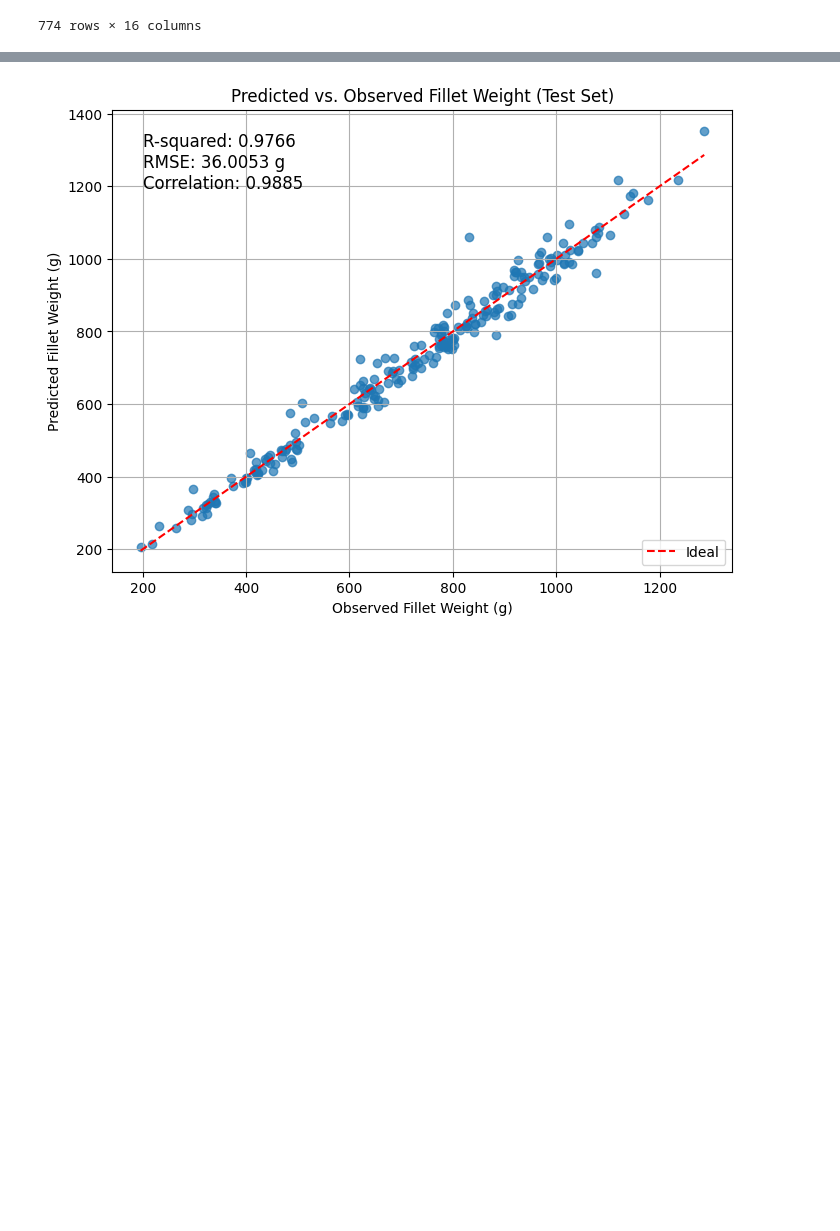
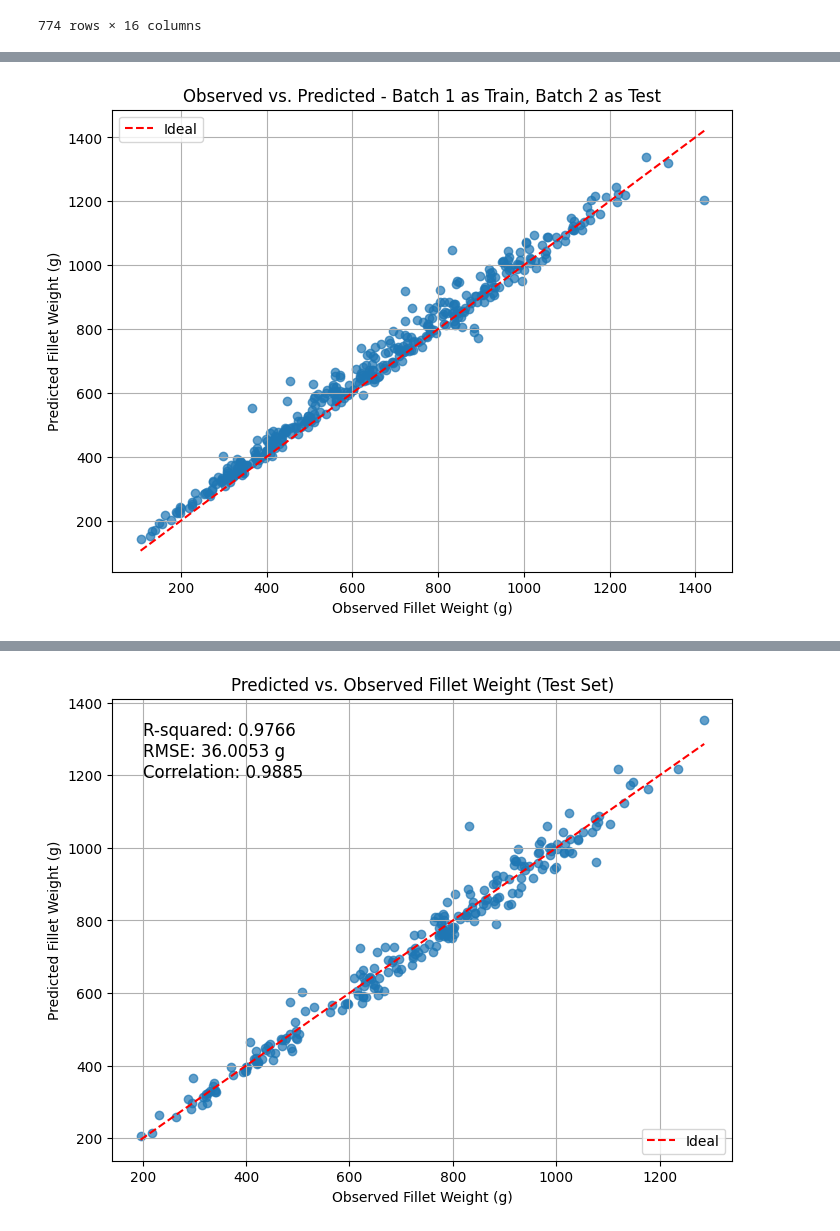
Before and after one commit to GGlivePh/PLF, a Jupyter notebook: selras.ipynb, the cells around one changed output, grey strips where cells are left out. Cells and saved outputs as stored; diff of their text form; code cells hidden in the pictures; blank space fills up the shorter version.

```diff
--- a/selras.ipynb
+++ b/selras.ipynb
@@ -37,0 +177,86 @@ data1
+# %%
+import pandas as pd
+import numpy as np
+from sklearn.model_selection import train_test_split
+from sklearn.linear_model import LinearRegression
+from sklearn.metrics import mean_squared_error, r2_score
+from sklearn.impute import SimpleImputer
+import matplotlib.pyplot as plt  # Import matplotlib for plotting
+
+# 1. Load the data
+data1 = pd.read_excel('all_phenotype_data_cleaned.xlsx')
+# Drop rows with NaN values in 'fillet_wt_g' or 'Weight_g' at the start
+data1 = data1.dropna(subset=['fillet_wt_g', 'Weight_g'])
+# 2. Extract month from UID and create 'month' column
+data1['month'] = data1['UID'].str.split('-').str[1].astype(int)
+
+# 3. Create 'Batch' column based on 'month'
+data1['Batch'] = 0
+data1.loc[data1['month'] == 10, 'Batch'] = 1
+data1.loc[(data1['month'] == 11) | (data1['month'] == 1), 'Batch'] = 2
+
+# Count records in each batch
+batch1_count = data1[data1['Batch'] == 1].shape[0]
+batch2_count = data1[data1['Batch'] == 2].shape[0]
+
+print(f"\nNumber of records in Batch 1: {batch1_count}")
+print(f"Number of records in Batch 2: {batch2_count}")
+
+# 4. Define features and target variable
+#features = ['Weight_g', 'Length_mm', 'Width_mm', 'Height_mm']
+features = ['Weight_g']
+target = 'fillet_wt_g'
+
+# Initialize lists to store evaluation metrics
+rmse_scores = []  # Initialize rmse_scores to store RMSE values
+r2_scores = []
+
+# Iterate through two scenarios (Batch 1 as train, Batch 2 as test, and vice versa)
+for batch_train, batch_test in [(1, 2), (2, 1)]:
+    # 5. Create train-test split based on 'Batch'
+    X_train = data1[data1['Batch'] == batch_train][features]
+    y_train = data1[data1['Batch'] == batch_train][target]
+    X_test = data1[data1['Batch'] == batch_test][features]
+    y_test = data1[data1['Batch'] == batch_test][target]
+
+    # *** Handle NaN values using imputation ***
+    imputer = SimpleImputer(strategy='mean')  # Create an imputer to replace NaNs with the mean
+    X_train = imputer.fit_transform(X_train)  # Fit and transform on training data
+    X_test = imputer.transform(X_test)  # Transform test data using the trained imputer
+
+    # 7. Proceed with model training and evaluation
+    model = LinearRegression()
+    model.fit(X_train, y_train)
+    y_pred = model.predict(X_test)
+
+    # Evaluate the model and store scores
+    rmse = np.sqrt(mean_squared_error(y_test, y_pred))
+    rmse_scores.append(rmse)  # Append rmse to rmse_scores list
+    r2 = r2_score(y_test, y_pred)
+    r2_scores.append(r2)
+
+    # Print evaluation metrics for the current batch
+    print(f"\nModel Evaluation for Batch {batch_train} as Train, Batch {batch_test} as Test:")
+    print(f"RMSE: {rmse:.4f}")
+    print(f"R-squared: {r2:.4f}")
+
+    # Plot observed vs. predicted values for this scenario
+    plt.figure(figsize=(8, 6))
+    plt.scatter(y_test, y_pred, alpha=0.7)  # Scatter plot
+    plt.plot([min(y_test), max(y_test)], [min(y_test), max(y_test)], 'r--', label='Ideal')  # Line of perfect prediction
+    plt.xlabel("Observed Fillet Weight (g)")
+    plt.ylabel("Predicted Fillet Weight (g)")
+    plt.title(f"Observed vs. Predicted - Batch {batch_train} as Train, Batch {batch_test} as Test")
+    plt.legend()
+    plt.grid(True)
+    plt.show()
+
+
+# Calculate and print average performance
+avg_rmse = sum(rmse_scores) / len(rmse_scores)  # Calculate average RMSE from rmse_scores list
+avg_r2 = sum(r2_scores) / len(r2_scores)
+
+print("\nAverage Model Evaluation:")
+print(f"Average RMSE: {avg_rmse:.4f}")
+print(f"Average R-squared: {avg_r2:.4f}")
+# %% [output]
@@ -37,0 +269 @@ data1
+[figure, added]
```
Also changed, not shown: parts of 5 cells of this notebook.
